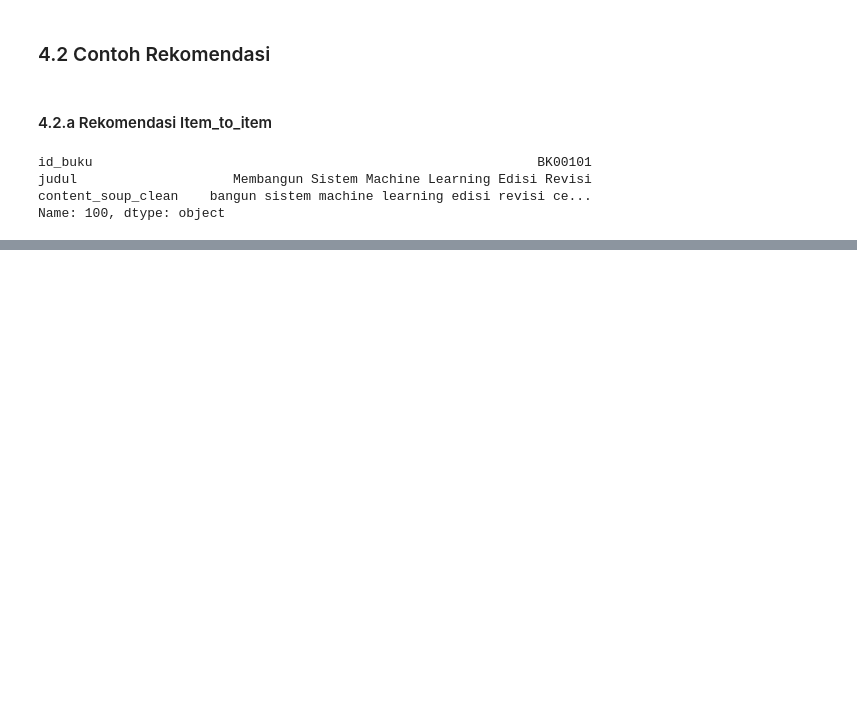
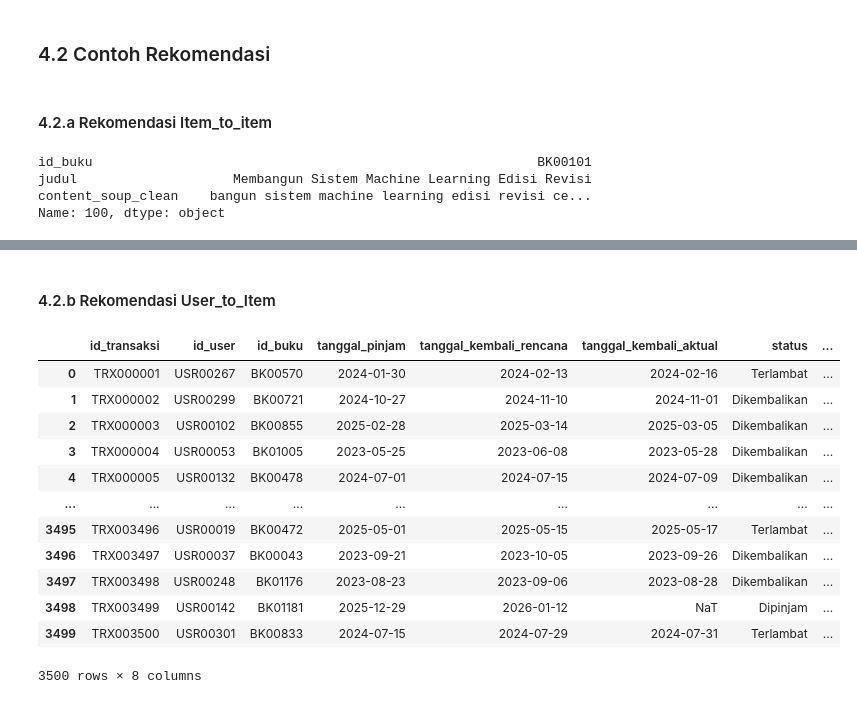
Before and after one commit to mayanggumelarr/Hybrid-Library-Book-Recomendation-Content-Base-Filtering, a Jupyter notebook: cbf-book-rec.ipynb, the cells around one changed output, grey strips where cells are left out. Saved outputs shown, nothing was run; the diff lists cells and outputs as text; code cells hidden in the pictures; blank space fills up the shorter version.

```diff
--- a/cbf-book-rec.ipynb
+++ b/cbf-book-rec.ipynb
@@ -812,3 +812,21 @@ Kategori []   : Kecerdasan Buatan & Data Science
 | 7 | BK00096 | Membangun Sistem Kecerdasan Buatan | Drs. Ida Hasanah | Kecerdasan Buatan & Data Science | Fakultas Sains, Teknologi, & Kese... | Informatika | 0.685945 |
 | 8 | BK00094 | Pengantar Kecerdasan Buatan | Sutan Warsita Susanti | Kecerdasan Buatan & Data Science | Fakultas Sains, Teknologi, & Kese... | Informatika | 0.682000 |
 | 9 | BK00114 | Membangun Sistem Data Mining | Ciaobella Siregar | Kecerdasan Buatan & Data Science | Fakultas Sains, Teknologi, & Kese... | Informatika | 0.678746 |
+# %% [markdown]
+#### 4.2.b Rekomendasi User_to_Item
+# %%
+df_trs
+# %% [output]
+|  | id_transaksi | id_user | id_buku | tanggal_pinjam | tanggal_kembali_rencana | tanggal_kembali_aktual | status | ... |
+| 0 | TRX000001 | USR00267 | BK00570 | 2024-01-30 | 2024-02-13 | 2024-02-16 | Terlambat | ... |
+| 1 | TRX000002 | USR00299 | BK00721 | 2024-10-27 | 2024-11-10 | 2024-11-01 | Dikembalikan | ... |
+| 2 | TRX000003 | USR00102 | BK00855 | 2025-02-28 | 2025-03-14 | 2025-03-05 | Dikembalikan | ... |
+| 3 | TRX000004 | USR00053 | BK01005 | 2023-05-25 | 2023-06-08 | 2023-05-28 | Dikembalikan | ... |
+| 4 | TRX000005 | USR00132 | BK00478 | 2024-07-01 | 2024-07-15 | 2024-07-09 | Dikembalikan | ... |
+| ... | ... | ... | ... | ... | ... | ... | ... | ... |
+| 3495 | TRX003496 | USR00019 | BK00472 | 2025-05-01 | 2025-05-15 | 2025-05-17 | Terlambat | ... |
+| 3496 | TRX003497 | USR00037 | BK00043 | 2023-09-21 | 2023-10-05 | 2023-09-26 | Dikembalikan | ... |
+| 3497 | TRX003498 | USR00248 | BK01176 | 2023-08-23 | 2023-09-06 | 2023-08-28 | Dikembalikan | ... |
+| 3498 | TRX003499 | USR00142 | BK01181 | 2025-12-29 | 2026-01-12 | NaT | Dipinjam | ... |
+| 3499 | TRX003500 | USR00301 | BK00833 | 2024-07-15 | 2024-07-29 | 2024-07-31 | Terlambat | ... |
+3500 rows × 8 columns
```
Also changed, not shown: parts of 4 cells of this notebook, 1 other file.
